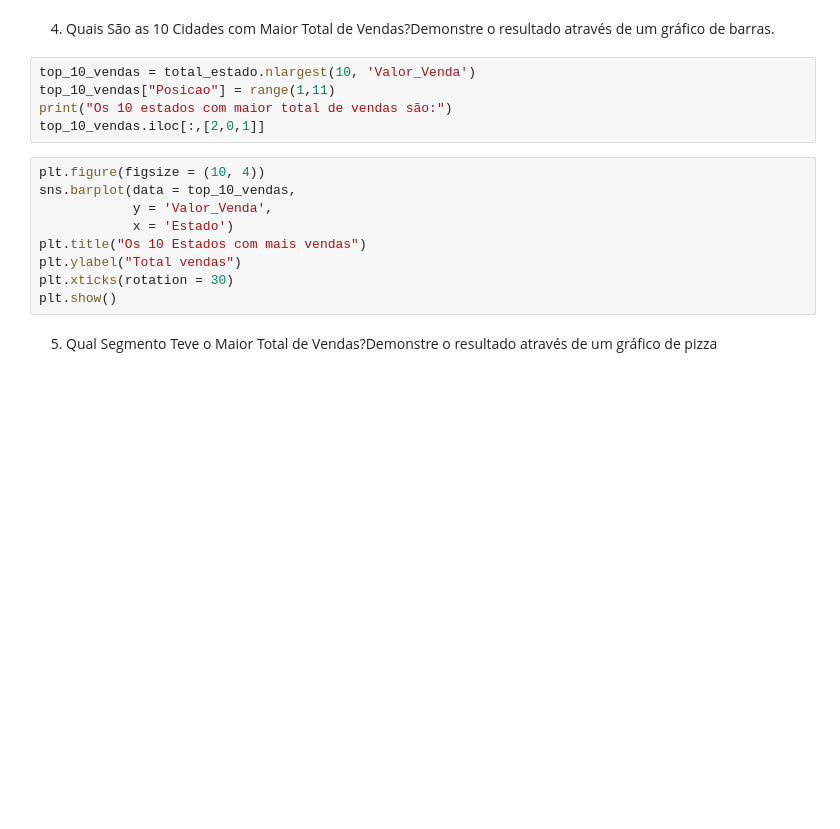
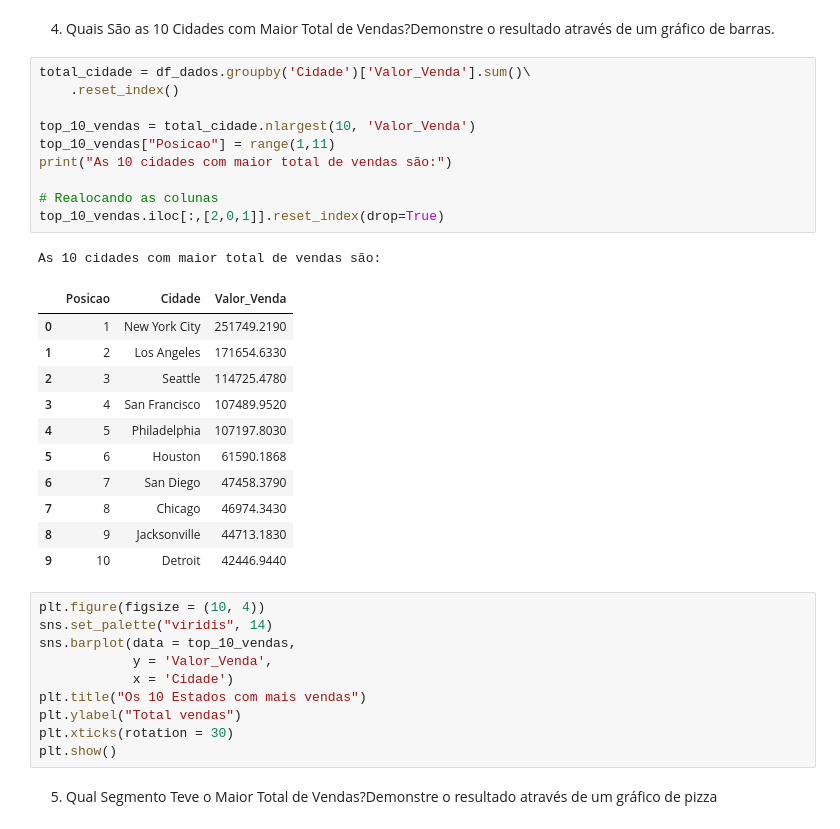
Before and after one commit to prisciladalepiane/data_sci_py, a Jupyter notebook: Projetos/Projeto2.ipynb, the cells around one changed output. Saved outputs shown, nothing was run; the diff lists cells and outputs as text; blank space fills up the shorter version.

```diff
--- a/Projetos/Projeto2.ipynb
+++ b/Projetos/Projeto2.ipynb
@@ -176,15 +200,34 @@ plt.show()
 # %% [markdown]
 4. Quais São as 10 Cidades com Maior Total de Vendas?Demonstre o resultado através de um gráfico de barras.
 # %%
-top_10_vendas = total_estado.nlargest(10, 'Valor_Venda')
+total_cidade = df_dados.groupby('Cidade')['Valor_Venda'].sum()\
+    .reset_index()
+
+top_10_vendas = total_cidade.nlargest(10, 'Valor_Venda')
 top_10_vendas["Posicao"] = range(1,11)
-print("Os 10 estados com maior total de vendas são:")
-top_10_vendas.iloc[:,[2,0,1]]
+print("As 10 cidades com maior total de vendas são:")
+
+# Realocando as colunas
+top_10_vendas.iloc[:,[2,0,1]].reset_index(drop=True)
+# %% [output]
+As 10 cidades com maior total de vendas são:
+|  | Posicao | Cidade | Valor_Venda |
+| 0 | 1 | New York City | 251749.2190 |
+| 1 | 2 | Los Angeles | 171654.6330 |
+| 2 | 3 | Seattle | 114725.4780 |
+| 3 | 4 | San Francisco | 107489.9520 |
+| 4 | 5 | Philadelphia | 107197.8030 |
+| 5 | 6 | Houston | 61590.1868 |
+| 6 | 7 | San Diego | 47458.3790 |
+| 7 | 8 | Chicago | 46974.3430 |
+| 8 | 9 | Jacksonville | 44713.1830 |
+| 9 | 10 | Detroit | 42446.9440 |
 # %%
 plt.figure(figsize = (10, 4))
+sns.set_palette("viridis", 14)
 sns.barplot(data = top_10_vendas,
             y = 'Valor_Venda',
-            x = 'Estado')
+            x = 'Cidade')
 plt.title("Os 10 Estados com mais vendas")
 plt.ylabel("Total vendas")
 plt.xticks(rotation = 30)
```
Also changed, not shown: parts of 16 cells of this notebook.
